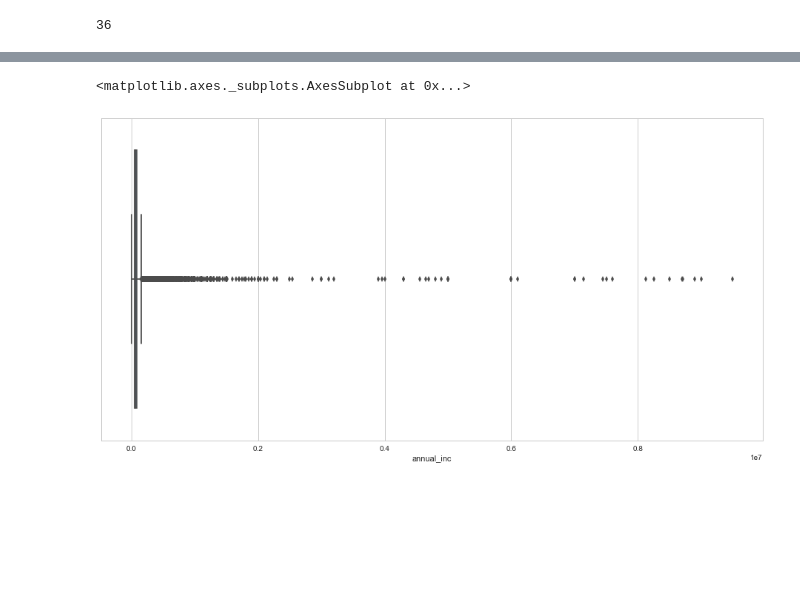
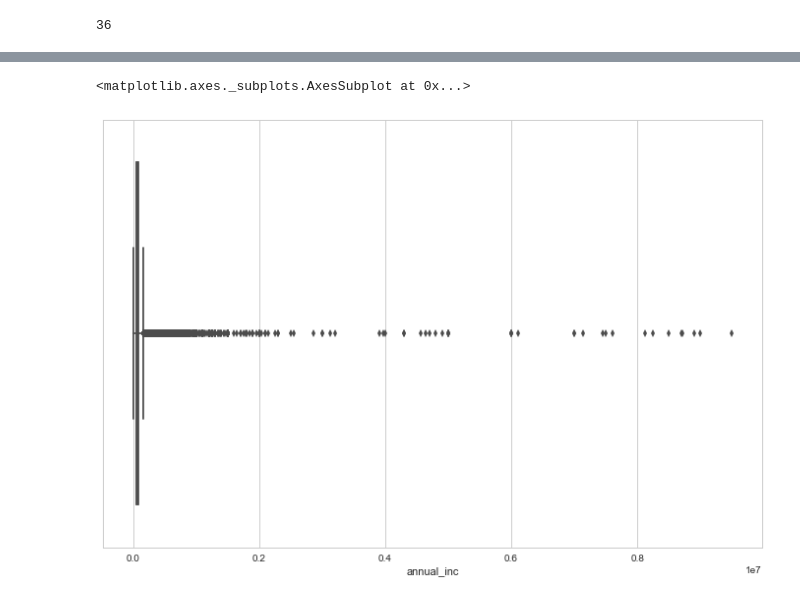
Before and after one commit to madderle/Data-Science-Bootcamp, a Jupyter notebook: Unit 2/Challenge Preparing a Dataset for Modeling.ipynb, the cells around one changed output, grey strips where cells are left out. Drawn from its saved outputs; the diff is of its cells as text; code cells hidden in the pictures; blank space fills up the shorter version.

```diff
--- a/Unit 2/Challenge Preparing a Dataset for Modeling.ipynb
+++ b/Unit 2/Challenge Preparing a Dataset for Modeling.ipynb
@@ -101,6 +204,6 @@ data['annual_inc'].plot(kind='hist', bins=20)
 # %%
-plt.figure(figsize=(16,8))
+plt.figure(figsize=(12,8))
 sns.boxplot(data['annual_inc'])
 # %% [output]
 <matplotlib.axes._subplots.AxesSubplot at 0x...>
-[figure, old version]
+[figure, new version]
```
Also changed, not shown: parts of 39 cells of this notebook.
